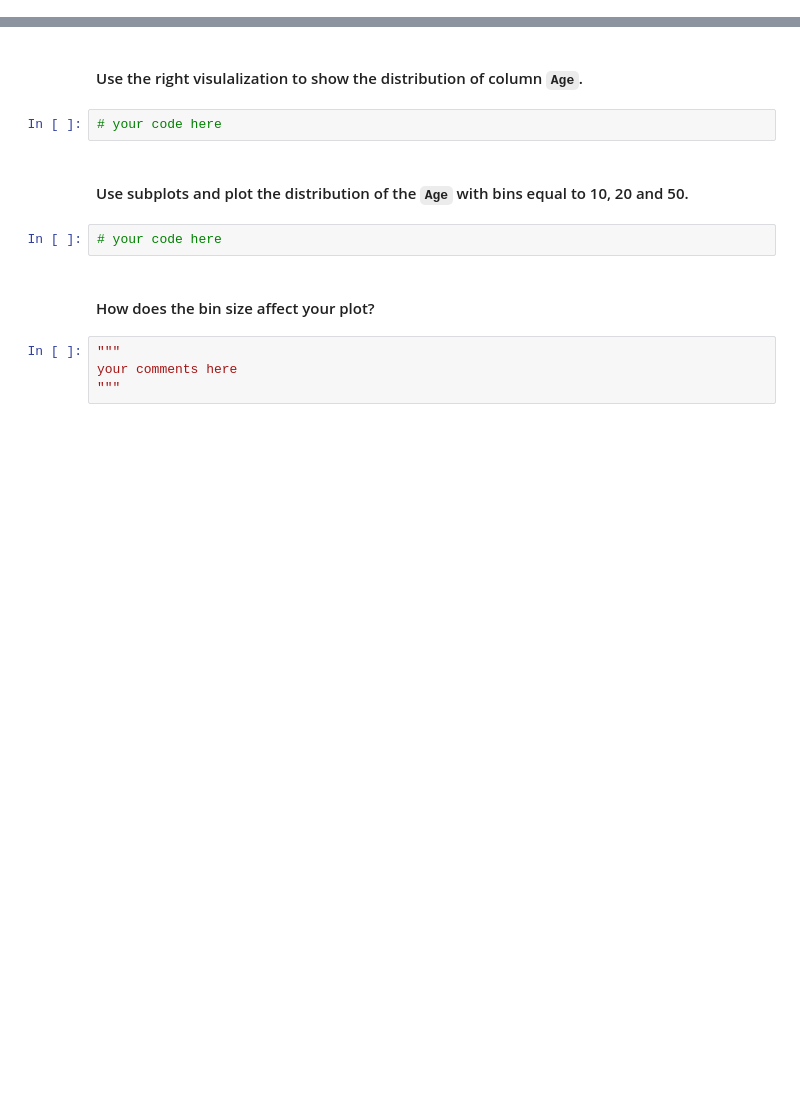
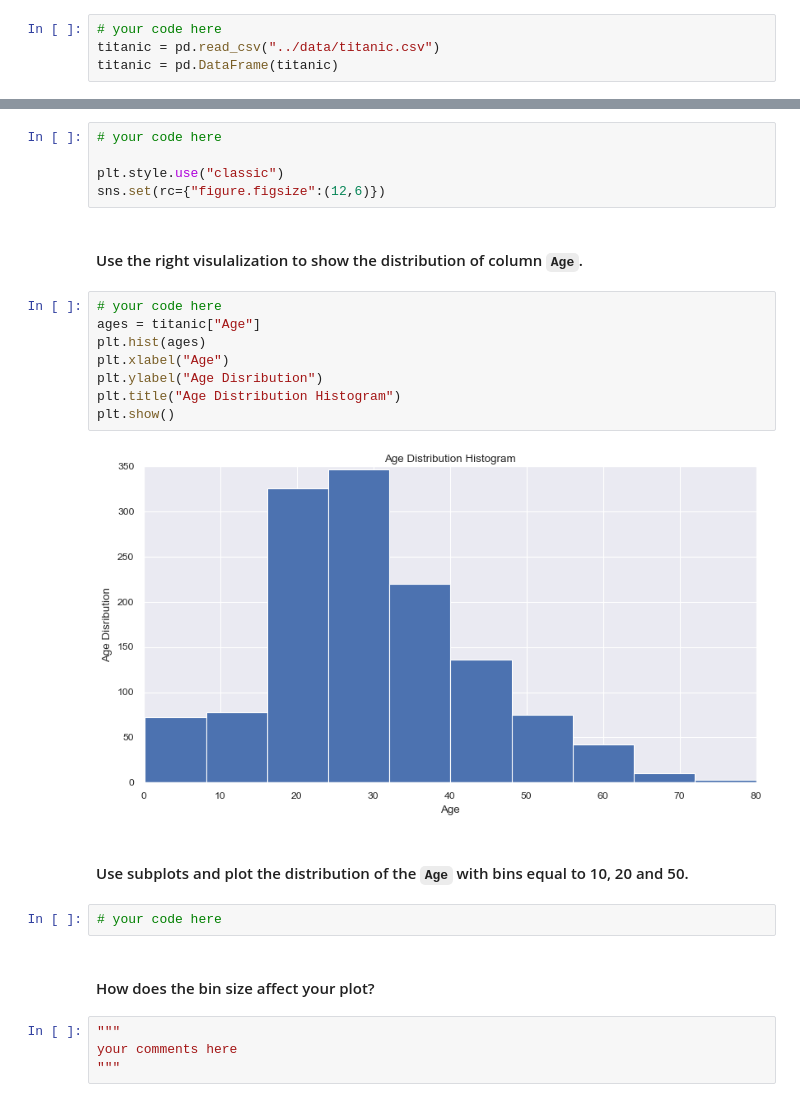
Before and after one commit to Ironhack-data-bcn-january-2023/lab-matplotlib-seaborn, a Jupyter notebook: your-code/main.ipynb, the cells around one changed output, grey strips where cells are left out. Saved outputs shown, nothing was run; the diff lists cells and outputs as text; blank space fills up the shorter version.

```diff
--- a/your-code/main.ipynb
+++ b/your-code/main.ipynb
@@ -48,0 +111,4 @@ How the average number of steps change by month. Use the appropriate visualizati
+# %%
+# your code here
+titanic = pd.read_csv("../data/titanic.csv")
+titanic = pd.DataFrame(titanic)
@@ -67,7 +161,20 @@ How the average number of steps change by month. Use the appropriate visualizati
+# %%
+# your code here
+
+plt.style.use("classic")
+sns.set(rc={"figure.figsize":(12,6)})
 # %% [markdown]
 #### Use the right visulalization to show the distribution of column `Age`.
-# %%
-# your code here
+# %%
+# your code here
+ages = titanic["Age"]
+plt.hist(ages)
+plt.xlabel("Age")
+plt.ylabel("Age Disribution")
+plt.title("Age Distribution Histogram")
+plt.show()
+# %% [output]
+[figure, added]
 # %% [markdown]
 #### Use subplots and plot the distribution of the `Age`  with bins equal to 10, 20 and 50.
 # %%
```
Also changed, not shown: parts of 19 cells of this notebook.
